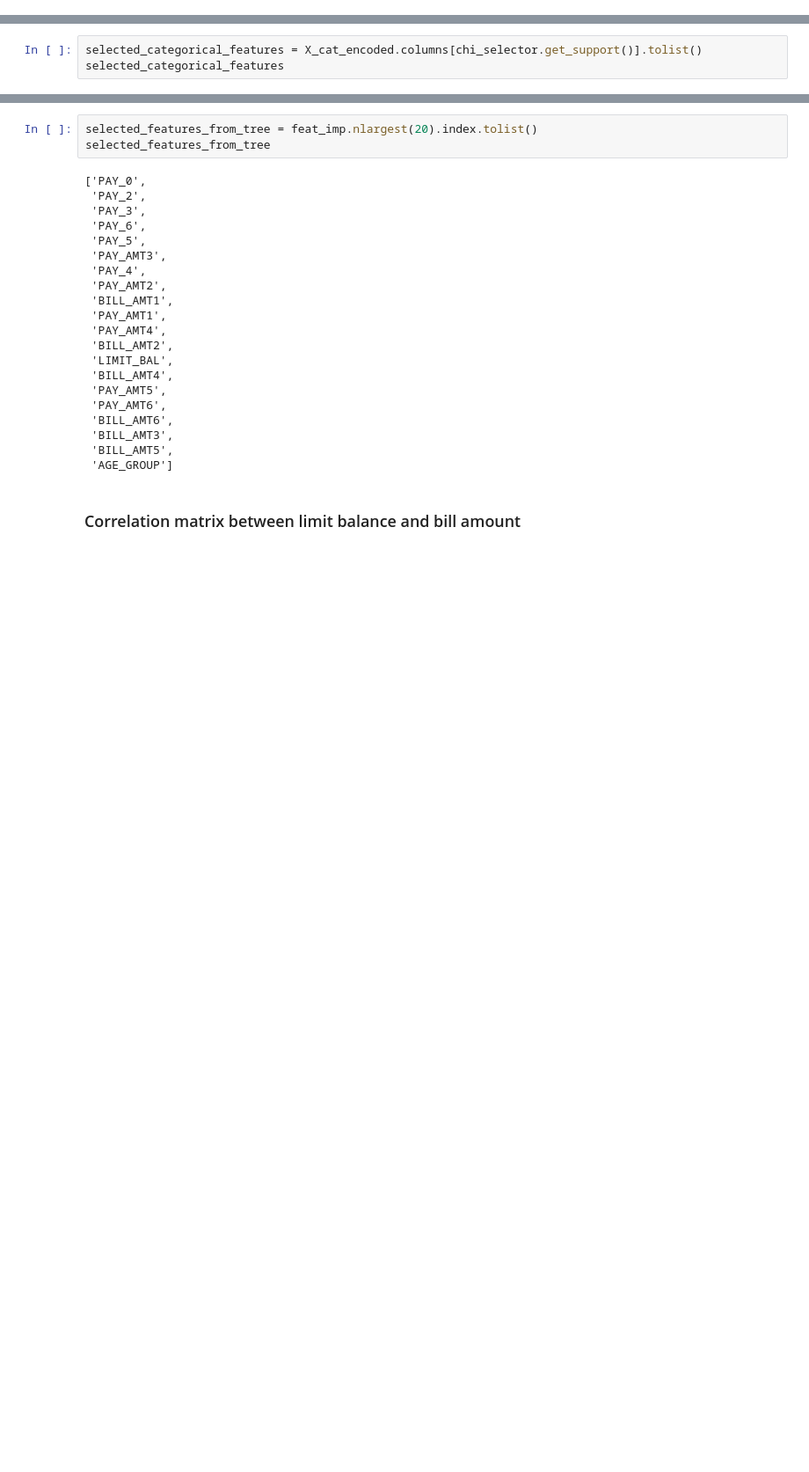
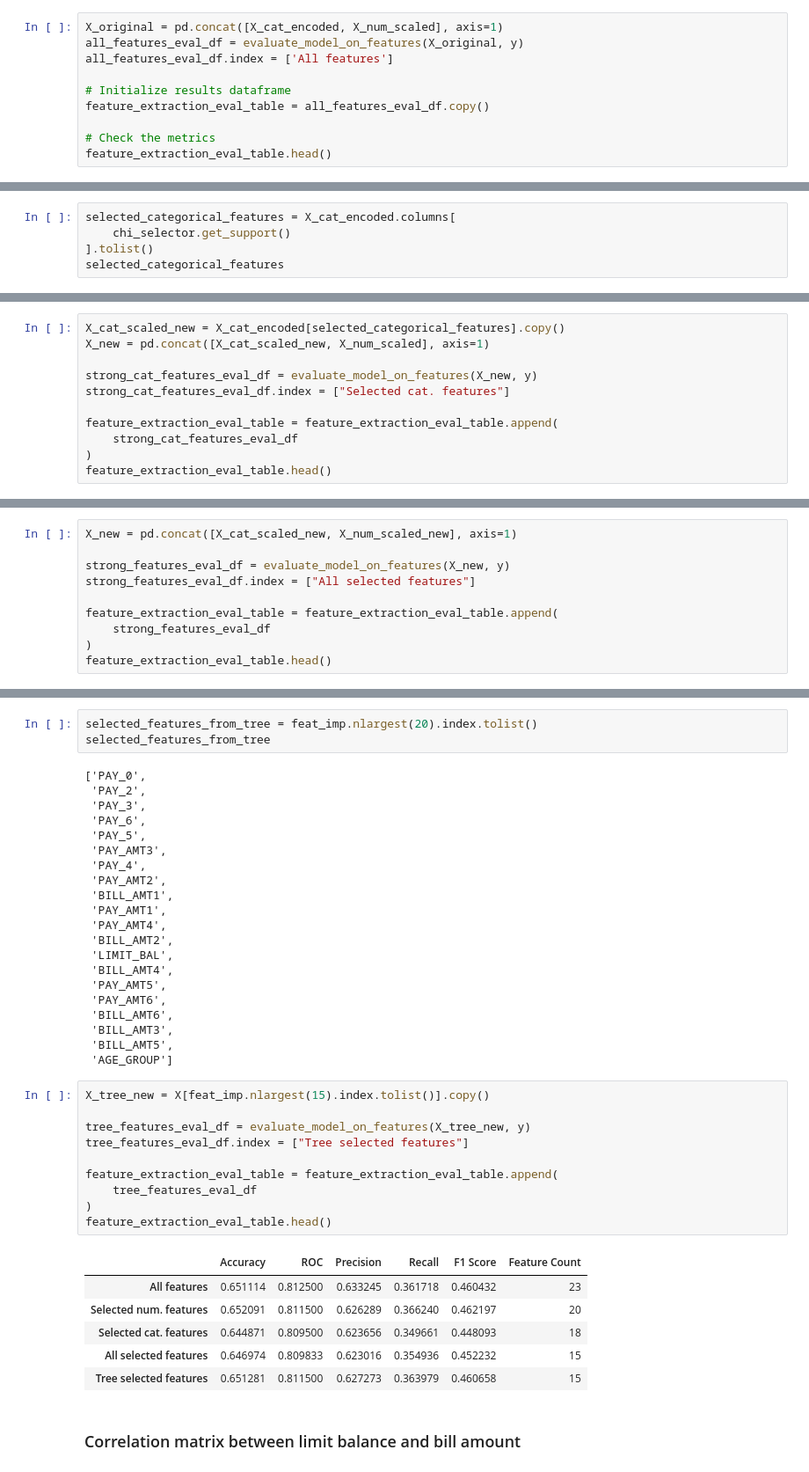
Before and after one commit to hoangphu7122002/vdtFirstProject, a Jupyter notebook: data selection.ipynb, the cells around one changed output, grey strips where cells are left out. Shown at 88% size. Drawn from its saved outputs; the diff is of its cells as text; blank space fills up the shorter version.

```diff
--- a/data selection.ipynb
+++ b/data selection.ipynb
@@ -147,2 +179,12 @@ def evaluate_model_on_features(X, Y):
 
     return display_df
+# %%
+X_original = pd.concat([X_cat_encoded, X_num_scaled], axis=1)
+all_features_eval_df = evaluate_model_on_features(X_original, y)
+all_features_eval_df.index = ['All features']
+
+# Initialize results dataframe
+feature_extraction_eval_table = all_features_eval_df.copy()
+
+# Check the metrics
+feature_extraction_eval_table.head()
@@ -230,5 +290,18 @@ f_scores
 # %%
-selected_categorical_features = X_cat_encoded.columns[chi_selector.get_support()].tolist()
+selected_categorical_features = X_cat_encoded.columns[
+    chi_selector.get_support()
+].tolist()
 selected_categorical_features
 # %% [output]
 ['PAY_0', 'PAY_2', 'PAY_3', 'PAY_4', 'PAY_5']
+# %%
+X_cat_scaled_new = X_cat_encoded[selected_categorical_features].copy()
+X_new = pd.concat([X_cat_scaled_new, X_num_scaled], axis=1)
+
+strong_cat_features_eval_df = evaluate_model_on_features(X_new, y)
+strong_cat_features_eval_df.index = ["Selected cat. features"]
+
+feature_extraction_eval_table = feature_extraction_eval_table.append(
+    strong_cat_features_eval_df
+)
+feature_extraction_eval_table.head()
@@ -234,0 +315,10 @@ selected_categorical_features
+# %%
+X_new = pd.concat([X_cat_scaled_new, X_num_scaled_new], axis=1)
+
+strong_features_eval_df = evaluate_model_on_features(X_new, y)
+strong_features_eval_df.index = ["All selected features"]
+
+feature_extraction_eval_table = feature_extraction_eval_table.append(
+    strong_features_eval_df
+)
+feature_extraction_eval_table.head()
@@ -275,6 +371,23 @@ selected_features_from_tree
  'BILL_AMT3',
  'BILL_AMT5',
  'AGE_GROUP']
+# %%
+X_tree_new = X[feat_imp.nlargest(15).index.tolist()].copy()
+
+tree_features_eval_df = evaluate_model_on_features(X_tree_new, y)
+tree_features_eval_df.index = ["Tree selected features"]
+
+feature_extraction_eval_table = feature_extraction_eval_table.append(
+    tree_features_eval_df
+)
+feature_extraction_eval_table.head()
+# %% [output]
+|  | Accuracy | ROC | Precision | Recall | F1 Score | Feature Count |
+| All features | 0.651114 | 0.812500 | 0.633245 | 0.361718 | 0.460432 | 23 |
+| Selected num. features | 0.652091 | 0.811500 | 0.626289 | 0.366240 | 0.462197 | 20 |
+| Selected cat. features | 0.644871 | 0.809500 | 0.623656 | 0.349661 | 0.448093 | 18 |
+| All selected features | 0.646974 | 0.809833 | 0.623016 | 0.354936 | 0.452232 | 15 |
+| Tree selected features | 0.651281 | 0.811500 | 0.627273 | 0.363979 | 0.460658 | 15 |
 # %% [markdown]
 ### Correlation matrix between limit balance and bill amount
 # %%
```
Also changed, not shown: parts of 12 cells of this notebook.
